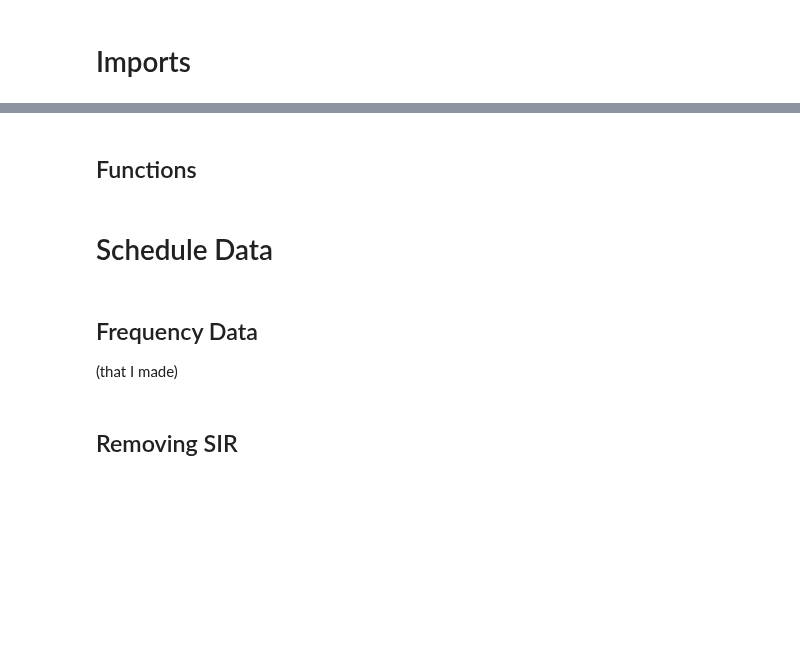
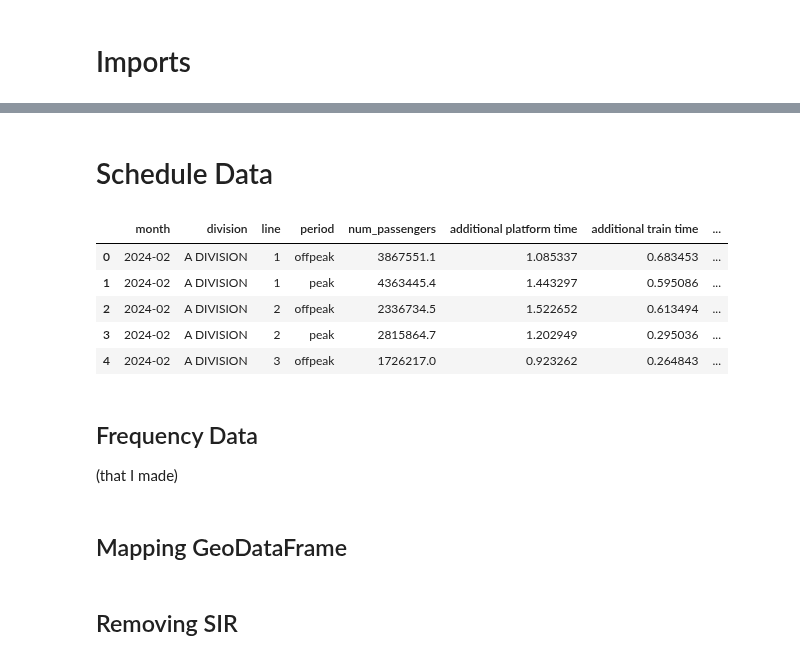
Before and after one commit to gregfeliu/NYC-Subway-Frequencies, a Jupyter notebook: Notebooks/2.Frequency_by_Station.ipynb, the cells around one changed output, grey strips where cells are left out. Saved outputs shown, nothing was run; the diff lists cells and outputs as text; code cells hidden in the pictures; blank space fills up the shorter version.

```diff
--- a/Notebooks/2.Frequency_by_Station.ipynb
+++ b/Notebooks/2.Frequency_by_Station.ipynb
@@ -44,11 +38,21 @@ The animation.avconv_args rcparam was deprecated in Matplotlib 3.3 and will be r
-# %% [markdown]
-## Functions
 # %% [markdown]
 # Schedule Data
 # %%
 routes_df = pd.read_csv("data/google_transit/routes.txt")
 stop_times_df = pd.read_csv("data/google_transit/stop_times.txt")
 stops_df = pd.read_csv("data/google_transit/stops.txt")
+# %%
+customer_focused_df = pd.read_csv("data/MTA_Subway_Customer_Journey-Focused_Metrics.csv")
+customer_focused_df = customer_focused_df[customer_focused_df['month'] >= '2024-02']
+# %%
+customer_focused_df.head()
+# %% [output]
+|  | month | division | line | period | num_passengers | additional platform time | additional train time | ... |
+| 0 | 2024-02 | A DIVISION | 1 | offpeak | 3867551.1 | 1.085337 | 0.683453 | ... |
+| 1 | 2024-02 | A DIVISION | 1 | peak | 4363445.4 | 1.443297 | 0.595086 | ... |
+| 2 | 2024-02 | A DIVISION | 2 | offpeak | 2336734.5 | 1.522652 | 0.613494 | ... |
+| 3 | 2024-02 | A DIVISION | 2 | peak | 2815864.7 | 1.202949 | 0.295036 | ... |
+| 4 | 2024-02 | A DIVISION | 3 | offpeak | 1726217.0 | 0.923262 | 0.264843 | ... |
 # %% [markdown]
 ## Frequency Data
 (that I made)
@@ -68,3 +73,5 @@ time_of_day_sorting = {'Late Night': 0, 'Rush Hour AM': 1, 'Midday': 2
                                      , 'Rush Hour PM': 3, 'Evening': 4, 'Weekend': 5}
 trip_interval_route_freq = trip_interval_route_freq.sort_values(by= ['route_id', 'train_time_interval']
                                     , key=lambda x: x.map(time_of_day_sorting)).reset_index(drop=True)
+# %% [markdown]
+## Mapping GeoDataFrame
```
Also changed, not shown: parts of 18 cells of this notebook.
